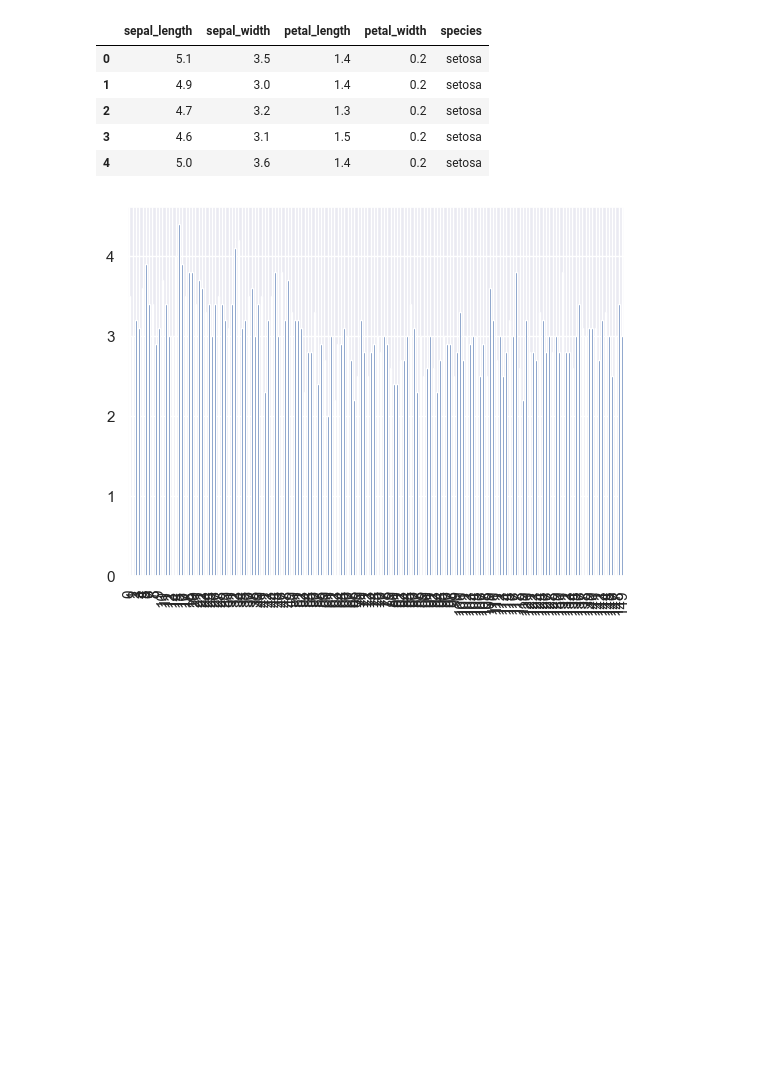
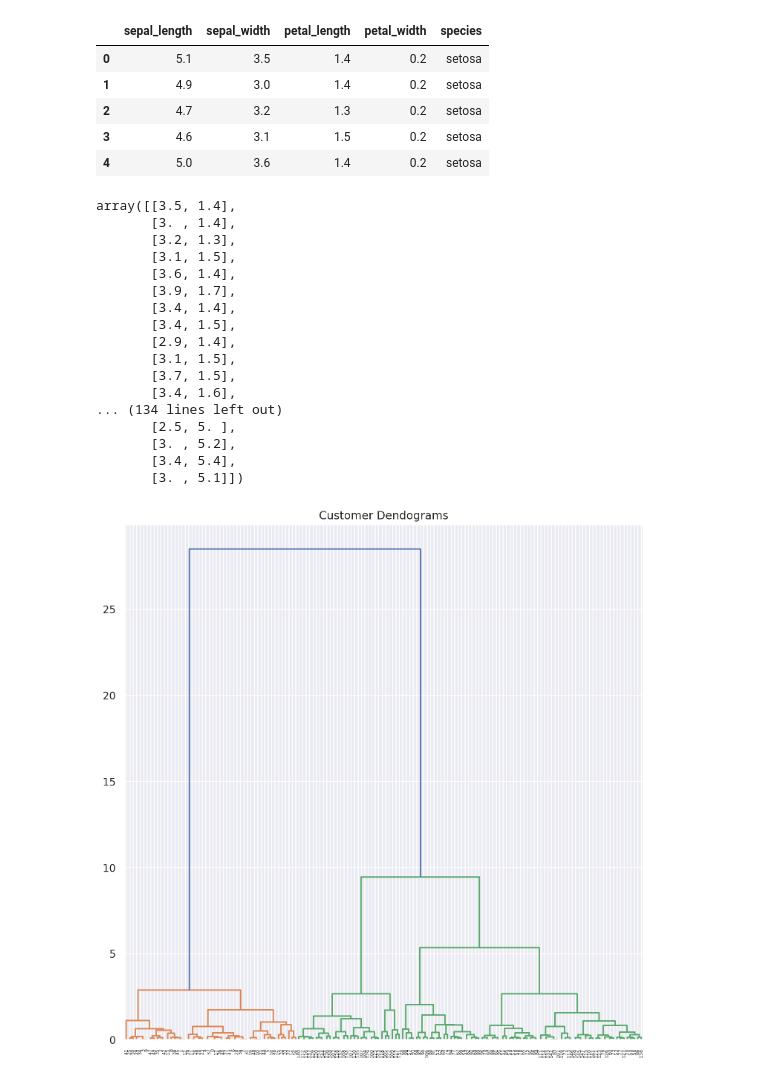
Before and after one commit to Ghukii/AI, a Jupyter notebook: Тетрадь_8/Zakharov_A_Workbook8.ipynb, the cells around one changed output. Drawn from its saved outputs; the diff is of its cells as text; code cells hidden in the pictures; blank space fills up the shorter version.

```diff
--- a/Тетрадь_8/Zakharov_A_Workbook8.ipynb
+++ b/Тетрадь_8/Zakharov_A_Workbook8.ipynb
@@ -55,7 +55,31 @@ df.head(5)
 | 3 | 4.6 | 3.1 | 1.5 | 0.2 | setosa |
 | 4 | 5.0 | 3.6 | 1.4 | 0.2 | setosa |
 # %%
-df['sepal_width'].values().plot(kind='bar')
-plt.show()
+data = df.iloc[:, 1:3].values
+data
 # %% [output]
-[figure, removed]
+array([[3.5, 1.4],
+       [3. , 1.4],
+       [3.2, 1.3],
+       [3.1, 1.5],
+       [3.6, 1.4],
+       [3.9, 1.7],
+       [3.4, 1.4],
+       [3.4, 1.5],
+       [2.9, 1.4],
+       [3.1, 1.5],
+       [3.7, 1.5],
+       [3.4, 1.6],
+... (134 lines left out)
+       [2.5, 5. ],
+       [3. , 5.2],
+       [3.4, 5.4],
+       [3. , 5.1]])
+# %%
+import scipy.cluster.hierarchy as shc
+
+plt.figure(figsize=(10, 10), dpi=180)
+plt.title("Customer Dendograms")
+dend = shc.dendrogram(shc.linkage(data, method='ward'))
+# %% [output]
+[figure, added]
```
Also changed, not shown: parts of 3 cells of this notebook.
